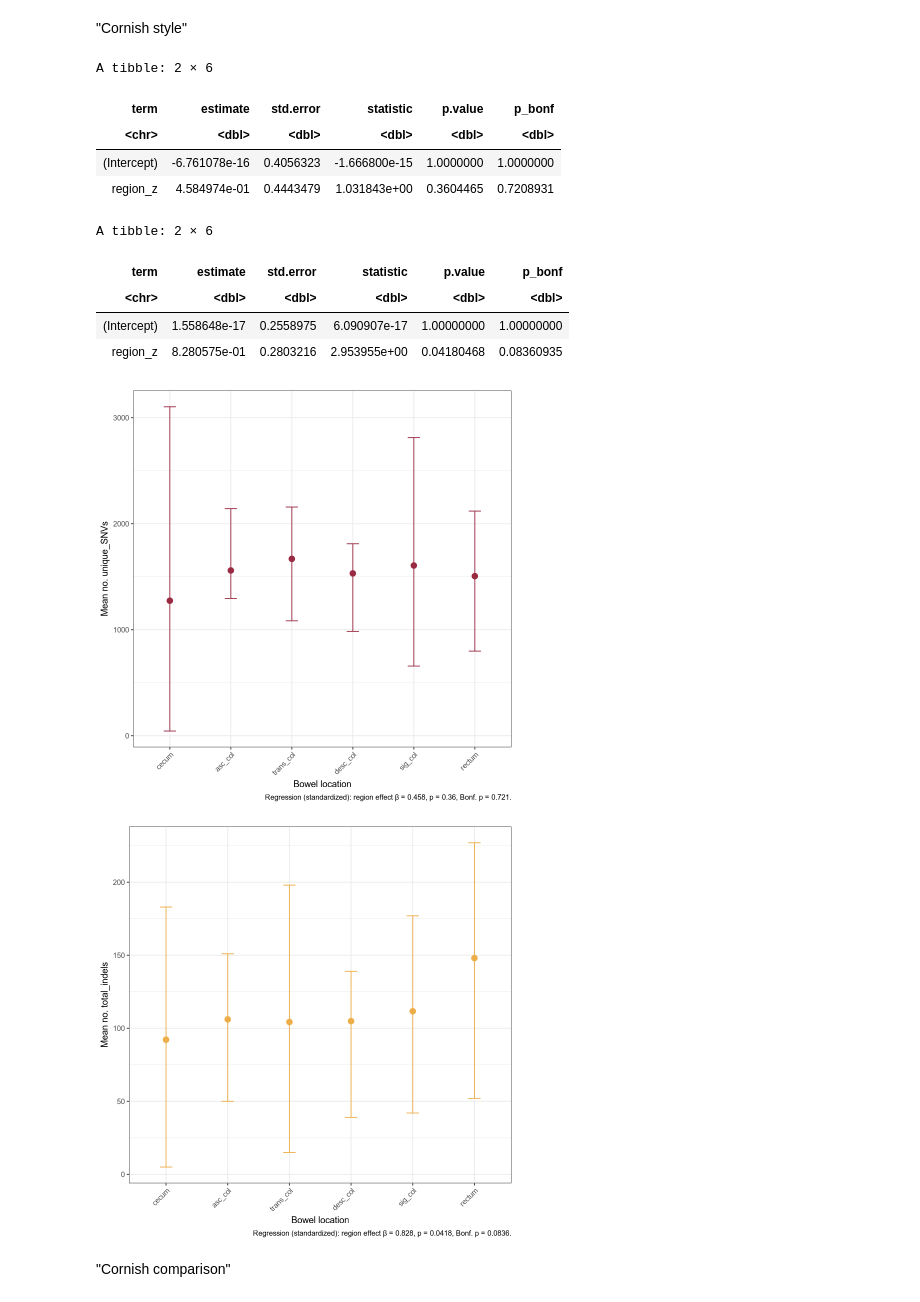
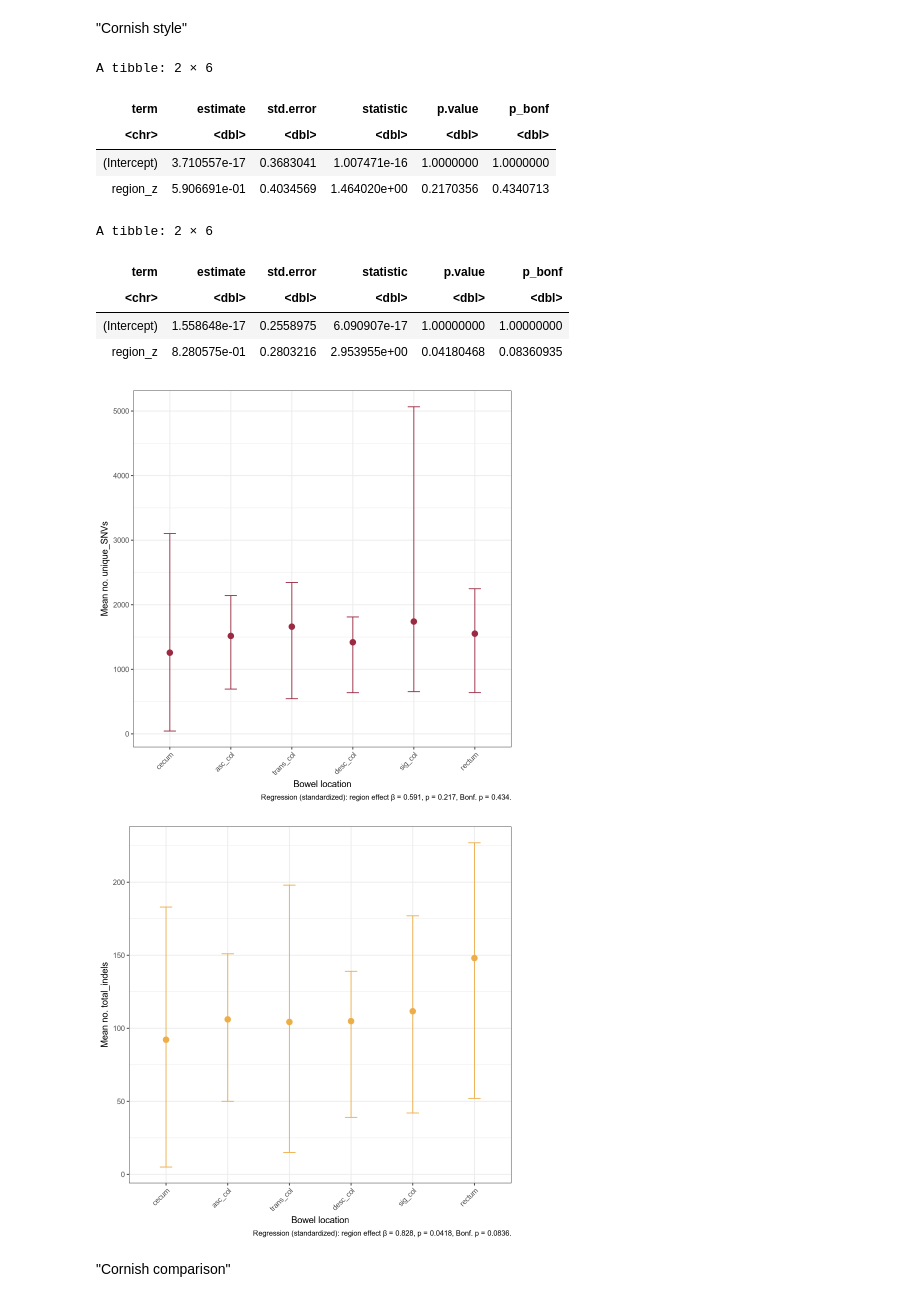
Before and after one commit to laurelhiatt/SEMIColon, a Jupyter notebook: scripts/figures/Figure3.ipynb, the cells around one changed output. Cells and saved outputs as stored; diff of their text form; code cells hidden in the pictures.

```diff
--- a/scripts/figures/Figure3.ipynb
+++ b/scripts/figures/Figure3.ipynb
@@ -81,11 +68,69 @@ Cornish_site_SNVs <- tibble::tribble(
   "rectum",  11235,10176, 3402,  42638
 )
 
+# ---- DEFINE Cornish reference data.frames (numeric values — no commas) ----
+Cornish_SNVs <- data.frame(
+  region_key = c("cecum","asc_col","HF","trans_col","SF","desc_col","sig_col","RS","rectum"),
+  Cornish_Mean = c(14467, 14563, 14701, 14747, 12253, 13149, 12554, 10686, 11235),
+  Cornish_SD   = c(6378, 6636, 7974, 6842, 5061, 7280, 6289, 4093, 5427),
+  stringsAsFactors = FALSE
+)
+
+Cornish_INDELs <- data.frame(
+  region_key = c("cecum","asc_col","HF","trans_col","SF","desc_col","sig_col","RS","rectum"),
+  Cornish_Mean = c(1988,1804,1615,1679,1502,1734,1452,1333,1292),
+  Cornish_SD   = c(1263,712,507,714,819,920,689,593,510),
+  stringsAsFactors = FALSE
+)
+
+Cornish_SBS18 <- data.frame(
+  region_key = c("cecum","asc_col","HF","trans_col","SF","desc_col","sig_col","RS","rectum"),
+  Cornish_Mean = c(3807.98,3375.80,3482.71,3056.58,2309.67,2628.68,2226.31,2244.63,1916.16),
+  Cornish_SD   = c(2523.83,1565.50,1402.03,2211.55,1803.30,2046.63,1790.99,1445.30,1394.51),
+  stringsAsFactors = FALSE
+)
+
+Cornish_SBS1 <- data.frame(
+  region_key = c("cecum","asc_col","HF","trans_col","SF","desc_col","sig_col","RS","rectum"),
+  Cornish_Mean = c(2320.16,2331.44,2239.48,2268.68,1955.38,1976.35,1853.96,1823.53,1785.93),
+  Cornish_SD   = c(915.63,911.38,618.52,715.21,583.03,917.33,672.62,705.91,655.73),
+  stringsAsFactors = FALSE
+)
+
+Cornish_SBS5 <- data.frame(
+  region_key = c("cecum","asc_col","HF","trans_col","SF","desc_col","sig_col","RS","rectum"),
+  Cornish_Mean = c(5401.74,5432.66,5623.10,5330.62,5381.14,5006.29,4458.89,4423.61,4385.60),
+  Cornish_SD   = c(2525.62,2432.57,4465.54,2432.91,2599.82,2248.67,2150.13,1451.04,1666.24),
+  stringsAsFactors = FALSE
+)
+
+Cornish_ID18 <- data.frame(
+  region_key = c("cecum","asc_col","HF","trans_col","SF","desc_col","sig_col","RS","rectum"),
+  Cornish_Mean = c(29.25,24.32,40.19,15.78,49.52,33.82,40.39,68.62,92.84),
+  Cornish_SD   = c(142.37,111.71,175.27,64.45,125.31,94.09,129.90,124.93,170.07),
+  stringsAsFactors = FALSE
+)
+
+Cornish_ID1 <- data.frame(
+  region_key = c("cecum","asc_col","HF","trans_col","SF","desc_col","sig_col","RS","rectum"),
+  Cornish_Mean = c(1003.53,869.67,777.38,799.08,728.33,859.00,661.12,666.17,588.47),
+  Cornish_SD   = c(1028.05,365.33,248.58,357.31,422.03,432.08,316.71,313.51,273.67),
+  stringsAsFactors = FALSE
+)
+
+Cornish_ID2 <- data.frame(
+  region_key = c("cecum","asc_col","HF","trans_col","SF","desc_col","sig_col","RS","rectum"),
+  Cornish_Mean = c(940.35,838.67,808.86,807.33,715.90,805.65,613.67,556.61,538.84),
+  Cornish_SD   = c(482.24,436.48,216.09,392.54,451.04,629.53,436.80,324.21,328.95),
+  stringsAsFactors = FALSE
+)
 region_levels <- c("cecum","asc_col","HF",
                                             "trans_col","SF","desc_col",
                                             "sig_col","RS","rectum")
 
-Hiatt2 <- subset(Hiatt, cohort == "adenoma")
+#Hiatt2 <- subset(Hiatt, cohort == "adenoma")
+
+Hiatt2 <- Hiatt
 
 summary_uniqueSNVs <- Hiatt2 %>%
   group_by(region) %>%
@@ -179,36 +224,36 @@ stats_tbl
 
 
 stat_caption <- paste0(
   "Regression (standardized): region effect β = ",
   round(stats_tbl$estimate[2], 3),
   ", p = ", signif(stats_tbl$p.value[2], 3),
   ", Bonf. p = ", signif(stats_tbl$p_bonf[2], 3), "."
 )
 
 ggplot(summary_uniqueSNVs,
        aes(x = region, y = Mean)) +
   geom_point(size = 3, color = "#edae49") +
   geom_errorbar(aes(ymin = Minimum, ymax = Maximum),
                 width = 0.2, color = "#edae49") +
   theme_bw() +
   labs(
     x = "Bowel location",
     y = "Mean no. total_indels",
     caption = stat_caption
   ) +
   theme(axis.text.x = element_text(angle = 45, hjust = 1))
 # %% [output]
 A tibble: 2 × 6
 | term | estimate | std.error | statistic | p.value | p_bonf |
 | <chr> | <dbl> | <dbl> | <dbl> | <dbl> | <dbl> |
-| (Intercept) | -6.761078e-16 | 0.4056323 | -1.666800e-15 | 1.0000000 | 1.0000000 |
-| region_z | 4.584974e-01 | 0.4443479 | 1.031843e+00 | 0.3604465 | 0.7208931 |
+| (Intercept) | 3.710557e-17 | 0.3683041 | 1.007471e-16 | 1.0000000 | 1.0000000 |
+| region_z | 5.906691e-01 | 0.4034569 | 1.464020e+00 | 0.2170356 | 0.4340713 |
 A tibble: 2 × 6
 | term | estimate | std.error | statistic | p.value | p_bonf |
 | <chr> | <dbl> | <dbl> | <dbl> | <dbl> | <dbl> |
 | (Intercept) | 1.558648e-17 | 0.2558975 | 6.090907e-17 | 1.00000000 | 1.00000000 |
 | region_z | 8.280575e-01 | 0.2803216 | 2.953955e+00 | 0.04180468 | 0.08360935 |
-[figure, old version]
+[figure, new version]
 [figure]
 # %% [markdown]
 "Cornish comparison"
```
Also changed, not shown: parts of 10 cells of this notebook.
